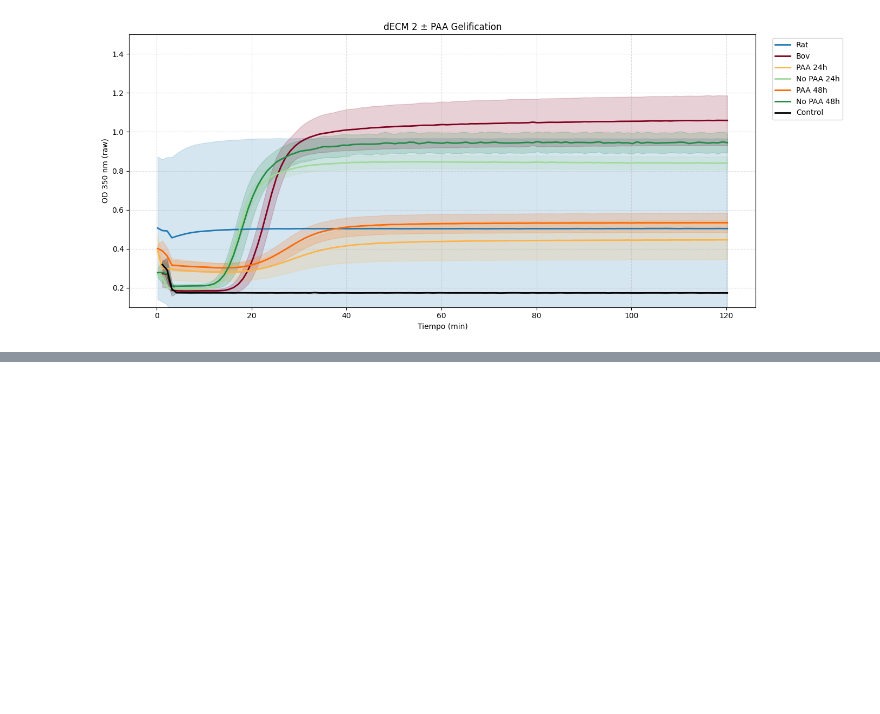
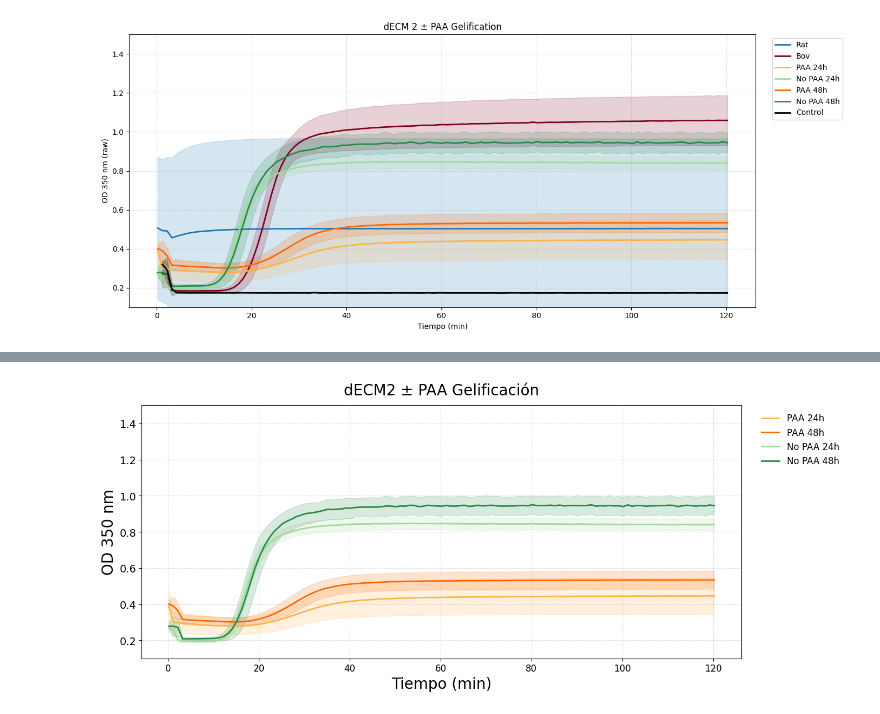
Before and after one commit to Bertaalcolea/Collagen_studies, a Jupyter notebook: dECM2.ipynb, the cells around one changed output, grey strips where cells are left out. Saved outputs shown, nothing was run; the diff lists cells and outputs as text; code cells hidden in the pictures; blank space fills up the shorter version.

```diff
--- a/dECM2.ipynb
+++ b/dECM2.ipynb
@@ -204,3 +266,66 @@ Condiciones (simple): ['No PAA 24h' 'No PAA 48h' 'PAA 24h' 'PAA 48h' 'Rat' 'Bov'
+# %%
+# =========================
+# 8) Gráfica final SOLO PAA / NO PAA (24h y 48h) — pH7
+#    ESTÉTICA CLAVADA A dECM1
+# =========================
+
+orden_leyenda_paa = [
+    "PAA 24h",
+    "PAA 48h",
+    "No PAA 24h",
+    "No PAA 48h",
+]
+
+plt.figure(figsize=(14, 6))
+
+for cond in orden_leyenda_paa:
+    dfc = summary_ph7[summary_ph7["cond_simple"] == cond]
+    if dfc.empty:
+        continue
+
+    plt.plot(
+        dfc["time_min"],
+        dfc["OD_mean"],
+        color=colores_simple[cond],
+        label=cond,
+        linewidth=2
+    )
+
+    plt.fill_between(
+        dfc["time_min"],
+        dfc["OD_mean"] - dfc["OD_sd"],
+        dfc["OD_mean"] + dfc["OD_sd"],
+        color=colores_simple[cond],
+        alpha=0.18
+    )
+
+# ----- Textos -----
+plt.title("dECM2 ± PAA Gelificación", fontsize=20, pad=14)
+plt.xlabel("Tiempo (min)", fontsize=20)
+plt.ylabel("OD 350 nm", fontsize=20)
+
+# ----- Ejes -----
+plt.ylim(0.1, 1.5)
+
+# ----- Ticks -----
+plt.tick_params(axis="y", labelsize=14)
+plt.tick_params(axis="x", labelsize=12)
+
+# ----- Cuadrícula (idéntica a dECM1) -----
+plt.grid(True, linestyle="--", alpha=0.4)
+
+# ----- Leyenda FUERA, a la derecha -----
+plt.legend(
+    bbox_to_anchor=(1.02, 1),
+    loc="upper left",
+    frameon=False,
+    fontsize=12
+)
+
+plt.tight_layout()
+plt.show()
+# %% [output]
+[figure, added]
 # %%
 estilos = {
     "PAA 24h": "-",
```
Also changed, not shown: parts of 2 cells of this notebook.
